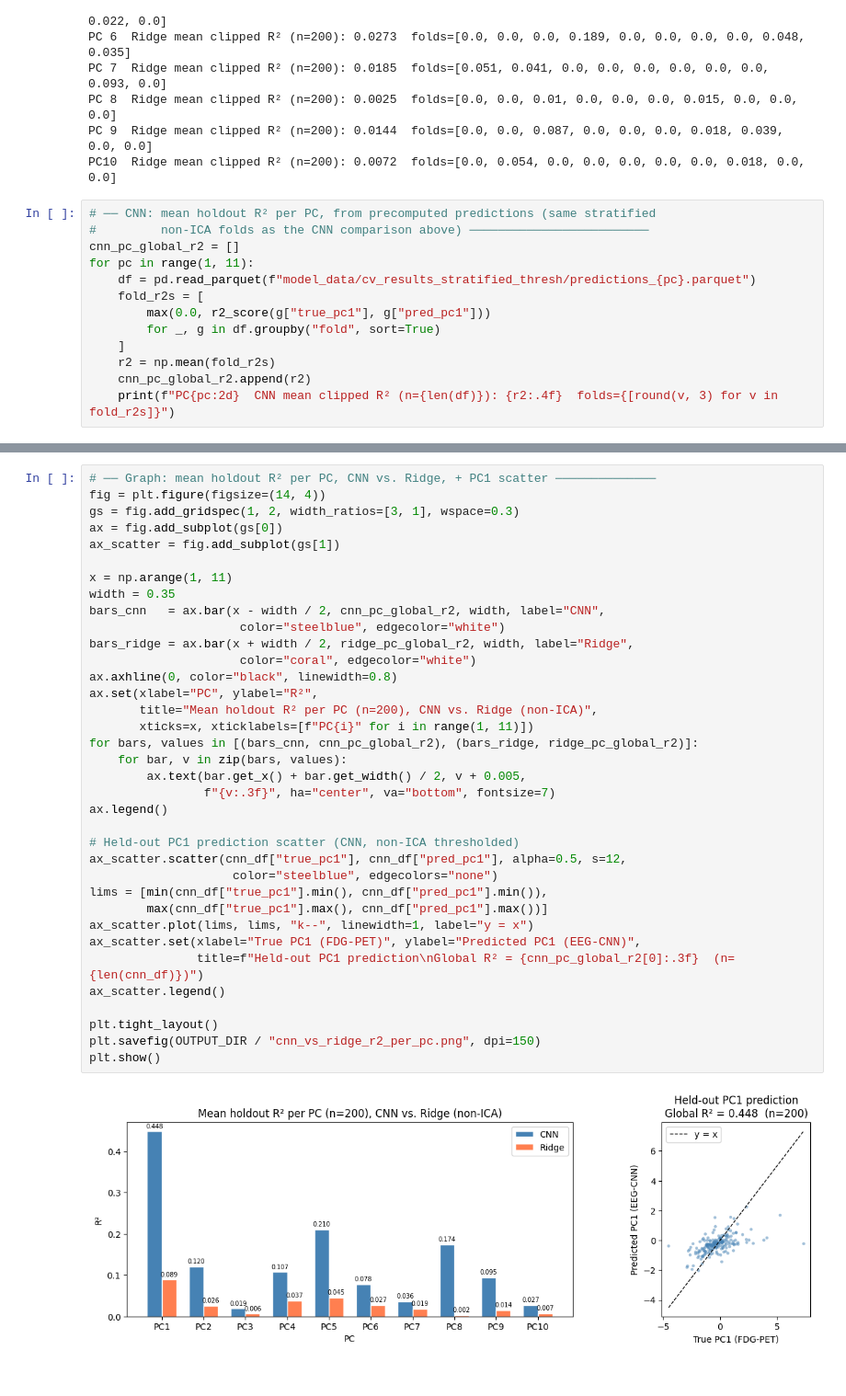
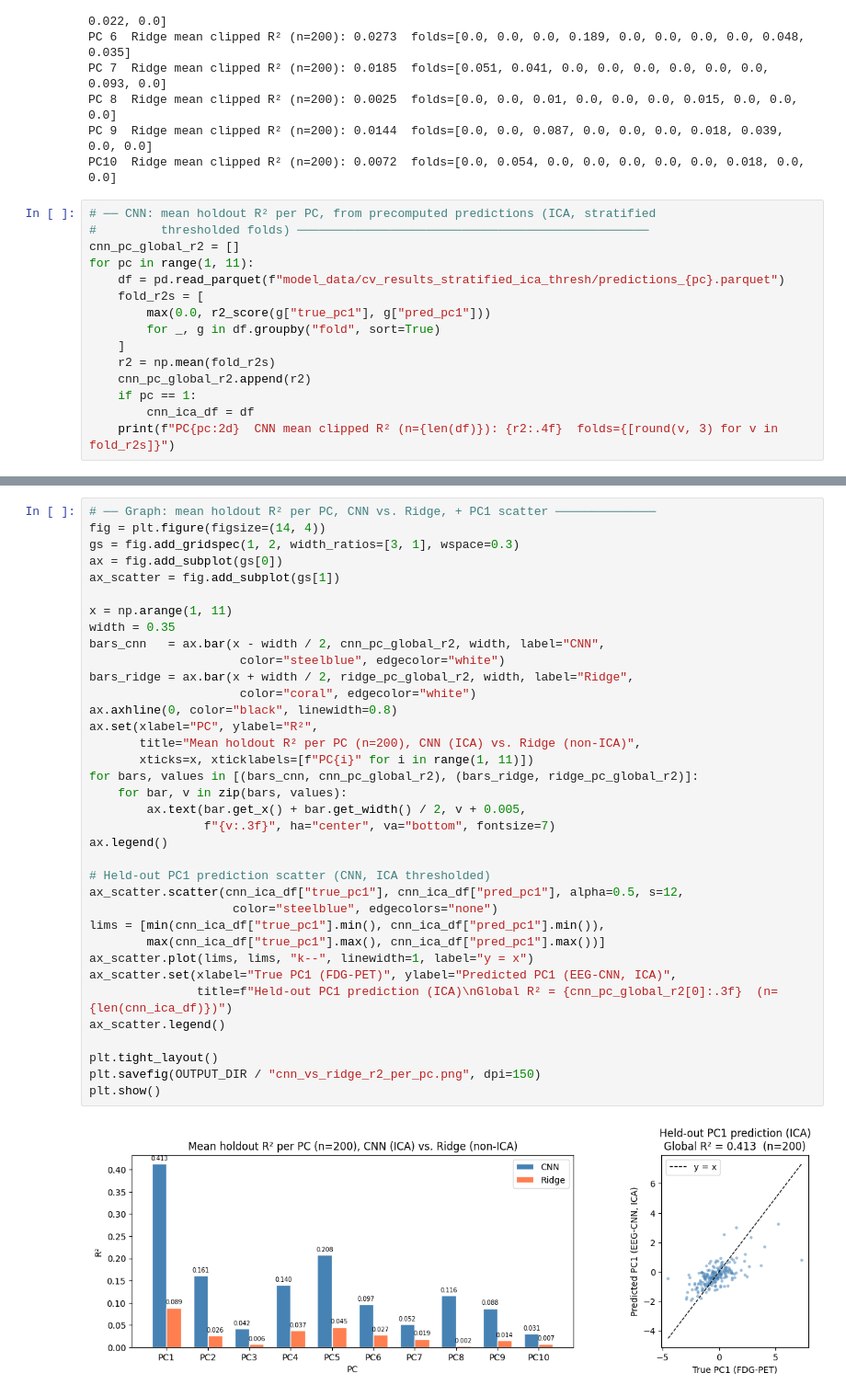
Before and after one commit to william2952/EEG_FDG_dementia, a Jupyter notebook: baseline_ML_model.ipynb, the cells around one changed output, grey strips where cells are left out. Shown at 92% size. Cells and saved outputs as stored; diff of their text form.

```diff
--- a/baseline_ML_model.ipynb
+++ b/baseline_ML_model.ipynb
@@ -268,16 +268,18 @@ PC 8  Ridge mean clipped R² (n=200): 0.0025  folds=[0.0, 0.0, 0.01, 0.0, 0.0, 0
 PC 9  Ridge mean clipped R² (n=200): 0.0144  folds=[0.0, 0.0, 0.087, 0.0, 0.0, 0.0, 0.018, 0.039, 0.0, 0.0]
 PC10  Ridge mean clipped R² (n=200): 0.0072  folds=[0.0, 0.054, 0.0, 0.0, 0.0, 0.0, 0.0, 0.018, 0.0, 0.0]
 # %%
-# ── CNN: mean holdout R² per PC, from precomputed predictions (same stratified
-#         non-ICA folds as the CNN comparison above) ─────────────────────────
+# ── CNN: mean holdout R² per PC, from precomputed predictions (ICA, stratified
+#         thresholded folds) ─────────────────────────────────────────────────
 cnn_pc_global_r2 = []
 for pc in range(1, 11):
-    df = pd.read_parquet(f"model_data/cv_results_stratified_thresh/predictions_{pc}.parquet")
+    df = pd.read_parquet(f"model_data/cv_results_stratified_ica_thresh/predictions_{pc}.parquet")
     fold_r2s = [
         max(0.0, r2_score(g["true_pc1"], g["pred_pc1"]))
         for _, g in df.groupby("fold", sort=True)
     ]
     r2 = np.mean(fold_r2s)
     cnn_pc_global_r2.append(r2)
+    if pc == 1:
+        cnn_ica_df = df
     print(f"PC{pc:2d}  CNN mean clipped R² (n={len(df)}): {r2:.4f}  folds={[round(v, 3) for v in fold_r2s]}")
 # %% [output]
@@ -294,38 +296,38 @@ PC10  CNN mean clipped R² (n=200): 0.0267  folds=[0.0, 0.203, 0.0, 0.0, 0.0, 0.
 # %%
 # ── Graph: mean holdout R² per PC, CNN vs. Ridge, + PC1 scatter ──────────────
 fig = plt.figure(figsize=(14, 4))
 gs = fig.add_gridspec(1, 2, width_ratios=[3, 1], wspace=0.3)
 ax = fig.add_subplot(gs[0])
 ax_scatter = fig.add_subplot(gs[1])
 
 x = np.arange(1, 11)
 width = 0.35
 bars_cnn   = ax.bar(x - width / 2, cnn_pc_global_r2, width, label="CNN",
                      color="steelblue", edgecolor="white")
 bars_ridge = ax.bar(x + width / 2, ridge_pc_global_r2, width, label="Ridge",
                      color="coral", edgecolor="white")
 ax.axhline(0, color="black", linewidth=0.8)
 ax.set(xlabel="PC", ylabel="R²",
-       title="Mean holdout R² per PC (n=200), CNN vs. Ridge (non-ICA)",
+       title="Mean holdout R² per PC (n=200), CNN (ICA) vs. Ridge (non-ICA)",
        xticks=x, xticklabels=[f"PC{i}" for i in range(1, 11)])
 for bars, values in [(bars_cnn, cnn_pc_global_r2), (bars_ridge, ridge_pc_global_r2)]:
     for bar, v in zip(bars, values):
         ax.text(bar.get_x() + bar.get_width() / 2, v + 0.005,
                 f"{v:.3f}", ha="center", va="bottom", fontsize=7)
 ax.legend()
 
-# Held-out PC1 prediction scatter (CNN, non-ICA thresholded)
-ax_scatter.scatter(cnn_df["true_pc1"], cnn_df["pred_pc1"], alpha=0.5, s=12,
+# Held-out PC1 prediction scatter (CNN, ICA thresholded)
+ax_scatter.scatter(cnn_ica_df["true_pc1"], cnn_ica_df["pred_pc1"], alpha=0.5, s=12,
                     color="steelblue", edgecolors="none")
-lims = [min(cnn_df["true_pc1"].min(), cnn_df["pred_pc1"].min()),
-        max(cnn_df["true_pc1"].max(), cnn_df["pred_pc1"].max())]
+lims = [min(cnn_ica_df["true_pc1"].min(), cnn_ica_df["pred_pc1"].min()),
+        max(cnn_ica_df["true_pc1"].max(), cnn_ica_df["pred_pc1"].max())]
 ax_scatter.plot(lims, lims, "k--", linewidth=1, label="y = x")
-ax_scatter.set(xlabel="True PC1 (FDG-PET)", ylabel="Predicted PC1 (EEG-CNN)",
-               title=f"Held-out PC1 prediction\nGlobal R² = {cnn_pc_global_r2[0]:.3f}  (n={len(cnn_df)})")
+ax_scatter.set(xlabel="True PC1 (FDG-PET)", ylabel="Predicted PC1 (EEG-CNN, ICA)",
+               title=f"Held-out PC1 prediction (ICA)\nGlobal R² = {cnn_pc_global_r2[0]:.3f}  (n={len(cnn_ica_df)})")
 ax_scatter.legend()
 
 plt.tight_layout()
 plt.savefig(OUTPUT_DIR / "cnn_vs_ridge_r2_per_pc.png", dpi=150)
 plt.show()
 # %% [output]
-[figure, old version]
+[figure, new version]
```
Also changed, not shown: parts of 1 cell of this notebook, 5 other files.
